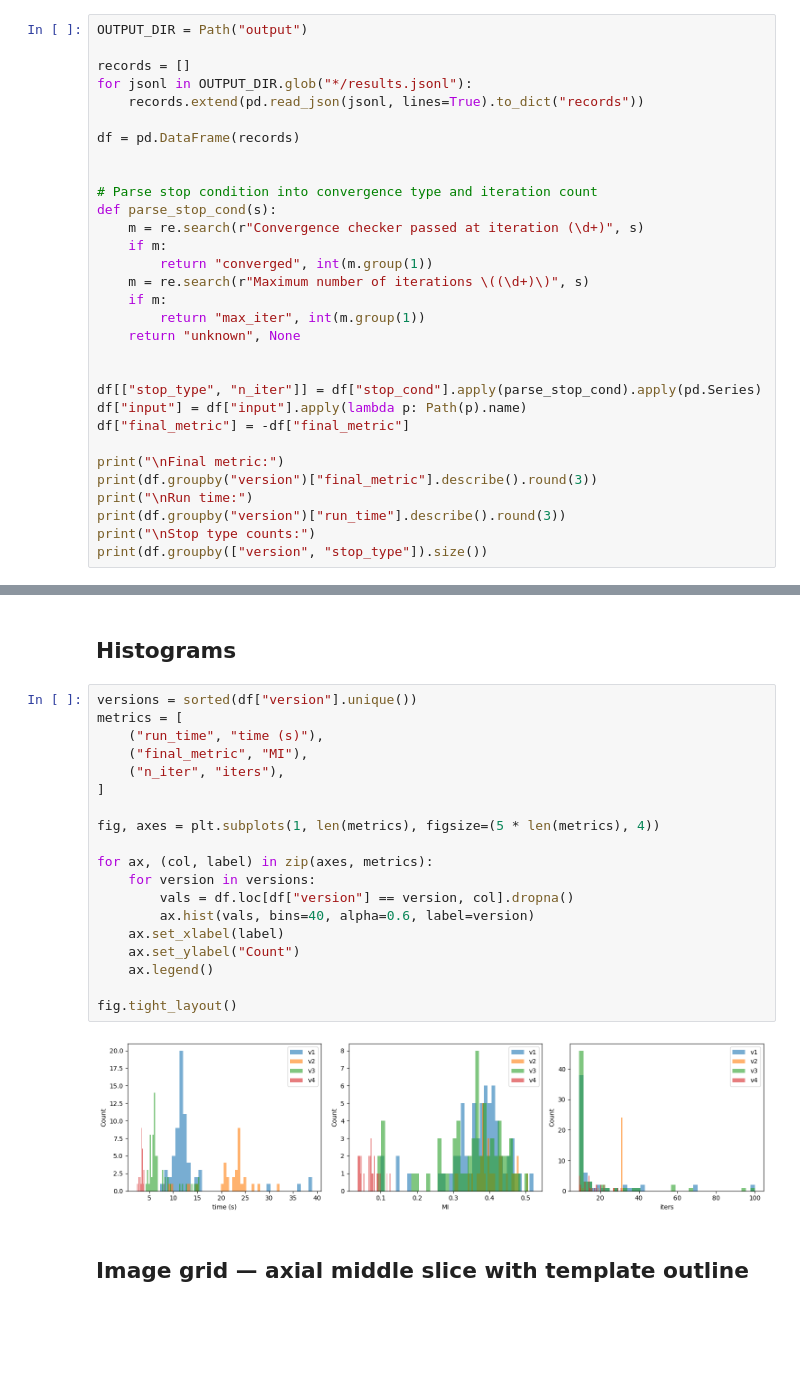
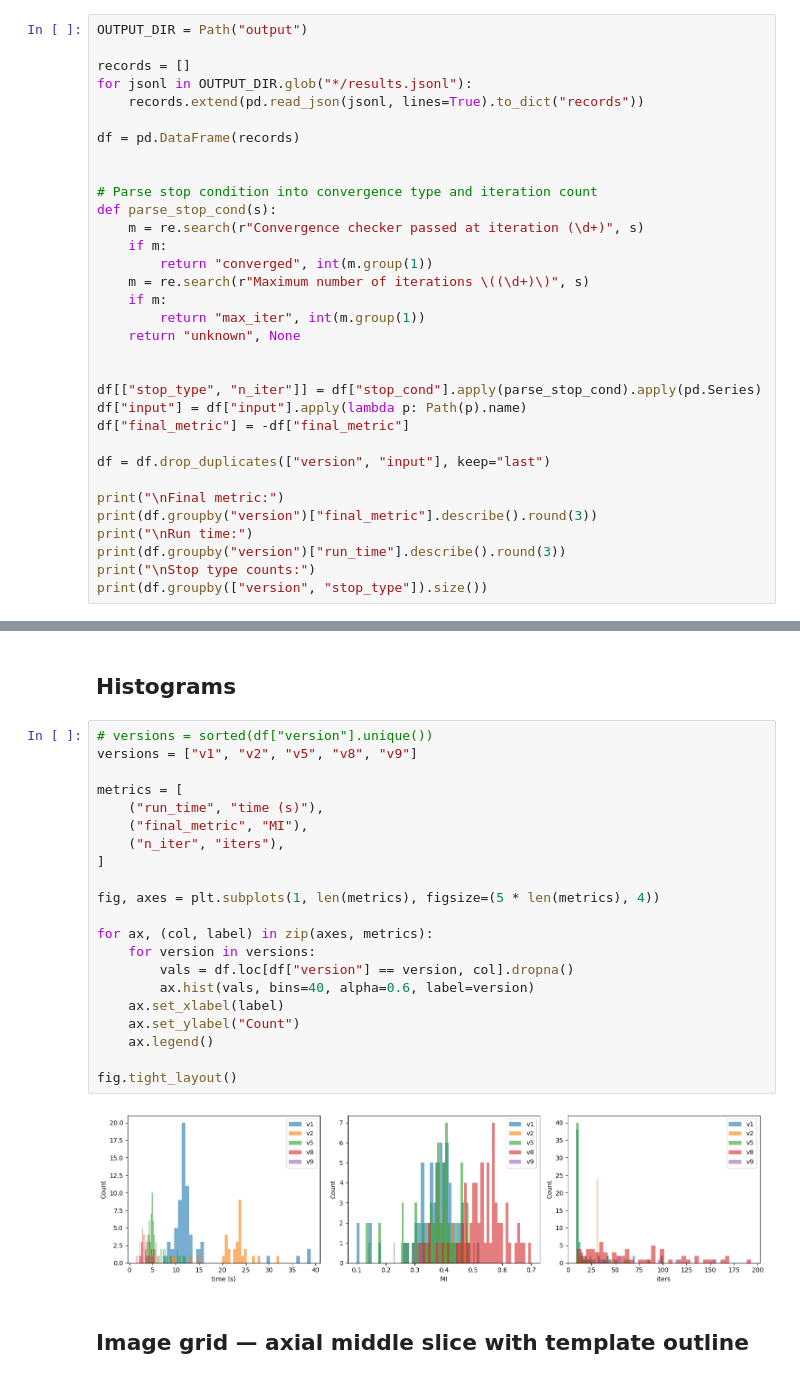
Before and after one commit to clane9/smri-fm, a Jupyter notebook: experiments/registration_testing/analysis.ipynb, the cells around one changed output, grey strips where cells are left out. Drawn from its saved outputs; the diff is of its cells as text; blank space fills up the shorter version.

```diff
--- a/experiments/registration_testing/analysis.ipynb
+++ b/experiments/registration_testing/analysis.ipynb
@@ -36,6 +36,8 @@ df[["stop_type", "n_iter"]] = df["stop_cond"].apply(parse_stop_cond).apply(pd.Se
 df["input"] = df["input"].apply(lambda p: Path(p).name)
 df["final_metric"] = -df["final_metric"]
 
+df = df.drop_duplicates(["version", "input"], keep="last")
+
 print("\nFinal metric:")
 print(df.groupby("version")["final_metric"].describe().round(3))
 print("\nRun time:")
@@ -63,26 +68,28 @@ dtype: int64
 # %% [markdown]
 ## Histograms
 # %%
-versions = sorted(df["version"].unique())
+# versions = sorted(df["version"].unique())
+versions = ["v1", "v2", "v5", "v8", "v9"]
+
 metrics = [
     ("run_time", "time (s)"),
     ("final_metric", "MI"),
     ("n_iter", "iters"),
 ]
 
 fig, axes = plt.subplots(1, len(metrics), figsize=(5 * len(metrics), 4))
 
 for ax, (col, label) in zip(axes, metrics):
     for version in versions:
         vals = df.loc[df["version"] == version, col].dropna()
         ax.hist(vals, bins=40, alpha=0.6, label=version)
     ax.set_xlabel(label)
     ax.set_ylabel("Count")
     ax.legend()
 
 fig.tight_layout()
 # %% [output]
-[figure, old version]
+[figure, new version]
 # %% [markdown]
 ## Image grid — axial middle slice with template outline
 # %%
```
Also changed, not shown: parts of 6 cells of this notebook, 3 other files.
